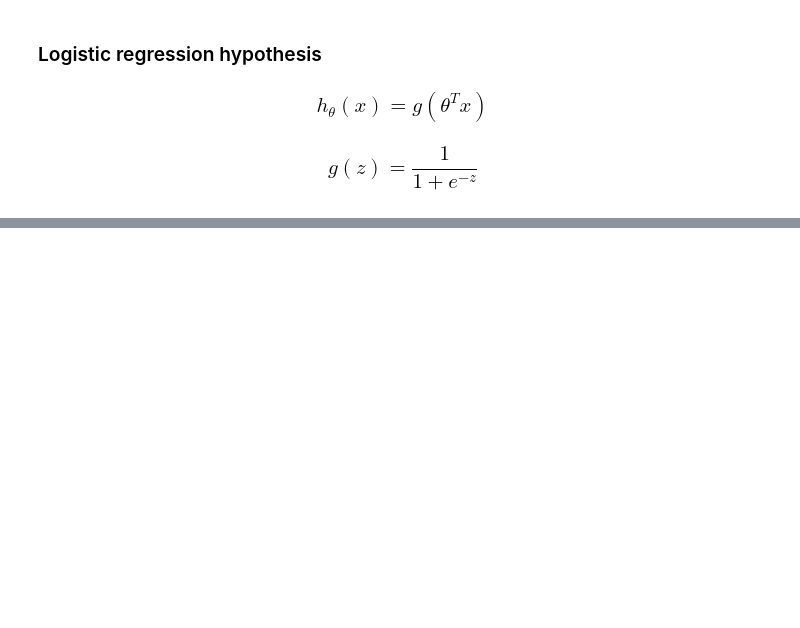
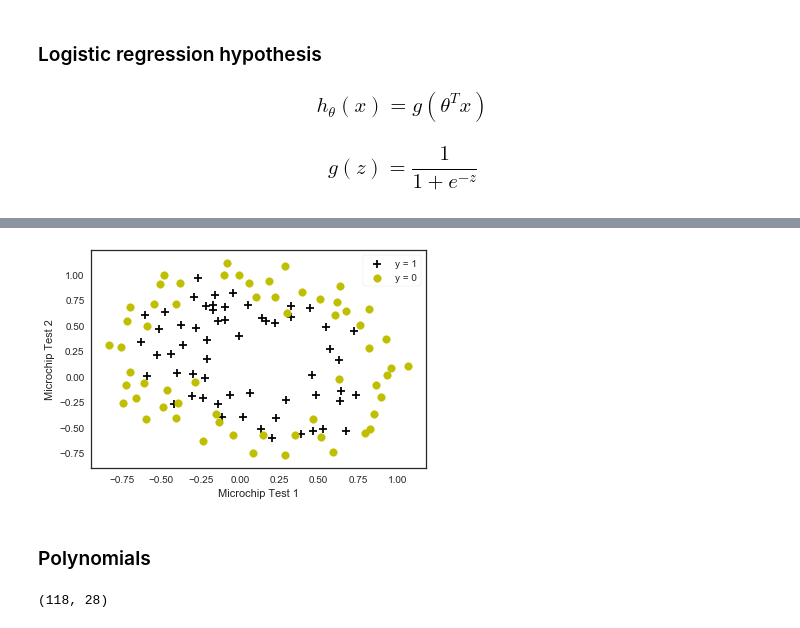
Before and after one commit to ogikei/machine-learning-coursera, a Jupyter notebook: notebooks/Programming Exercise 2 - Logistic Regression.ipynb, the cells around one changed output, grey strips where cells are left out. Drawn from its saved outputs; the diff is of its cells as text; code cells hidden in the pictures; blank space fills up the shorter version.

```diff
--- a/notebooks/Programming Exercise 2 - Logistic Regression.ipynb
+++ b/notebooks/Programming Exercise 2 - Logistic Regression.ipynb
@@ -86,0 +177,13 @@ def sigmoid(z):
+# %%
+plotData(data2, 'Microchip Test 1', 'Microchip Test 2', 'y = 1', 'y = 0')
+# %% [output]
+[figure, added]
+# %% [markdown]
+### Polynomials
+# %%
+# Note that this function inserts a column with 'ones' in the design matrix for the intercept.
+poly = PolynomialFeatures(6)
+XX = poly.fit_transform(data2[:, 0:2])
+XX.shape
+# %% [output]
+(118, 28)
```
Also changed, not shown: parts of 26 cells of this notebook.
